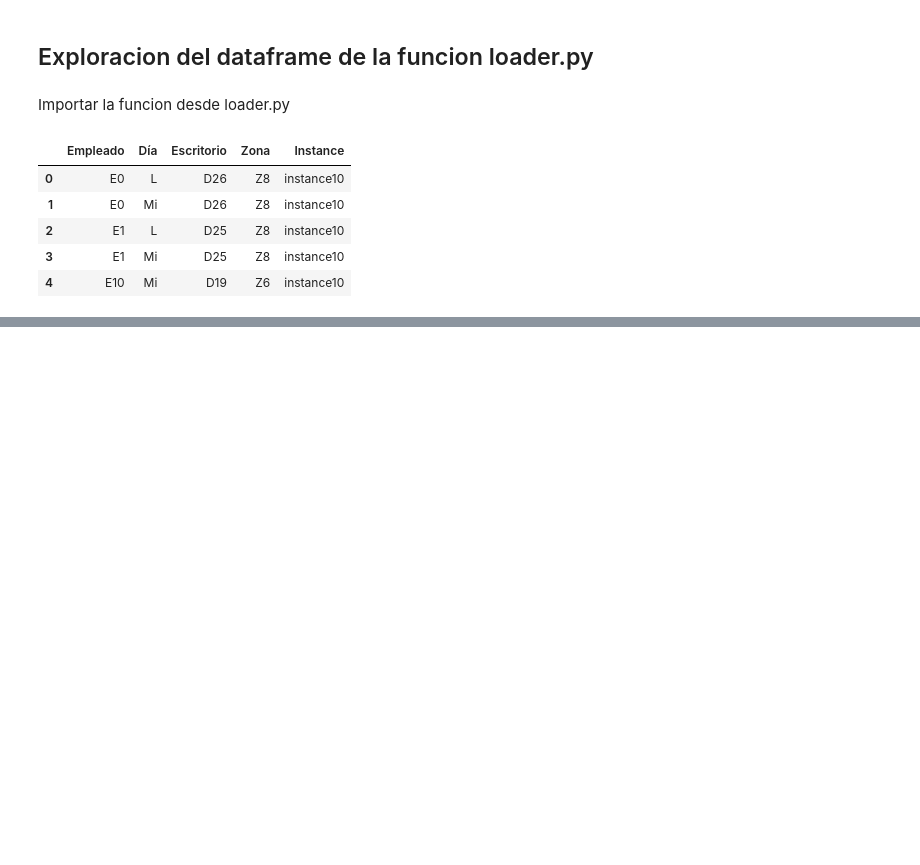
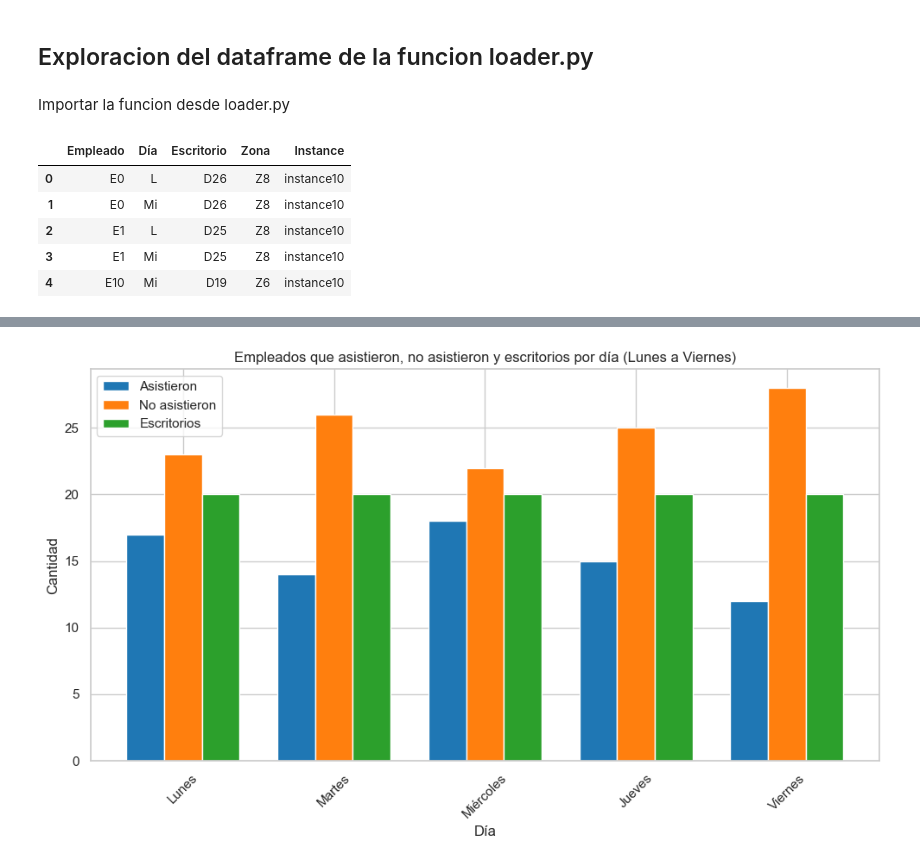
Before and after one commit to Feelipee1/asocio25-resultados, a Jupyter notebook: notebooks/analisis.ipynb, the cells around one changed output, grey strips where cells are left out. Cells and saved outputs as stored; diff of their text form; code cells hidden in the pictures; blank space fills up the shorter version.

```diff
--- a/notebooks/analisis.ipynb
+++ b/notebooks/analisis.ipynb
@@ -120,0 +127,26 @@ Cantidad de registros por Empleado - instance5
+# %%
+# Graficar barras para la instancia3 mostrando solo de lunes a viernes: Asistieron, No asistieron y Escritorios
+fig, ax = plt.subplots(figsize=(10, 6))
+
+dias_lab = dias[:5]  # Solo lunes a viernes
+asistieron_vals = asistieron.loc[dias_lab].values
+no_asistieron_vals = no_asistieron.loc[dias_lab].values
+escritorios_vals = [resumen.loc['instance3', 'Escritorios']] * len(dias_lab)
+
+bar_width = 0.25
+x = range(len(dias_lab))
+
+bar1 = ax.bar(x, asistieron_vals, width=bar_width, label='Asistieron', color='tab:blue')
+bar2 = ax.bar([i + bar_width for i in x], no_asistieron_vals, width=bar_width, label='No asistieron', color='tab:orange')
+bar3 = ax.bar([i + 2 * bar_width for i in x], escritorios_vals, width=bar_width, label='Escritorios', color='tab:green')
+
+ax.set_xlabel('Día')
+ax.set_ylabel('Cantidad')
+ax.set_title('Empleados que asistieron, no asistieron y escritorios por día (Lunes a Viernes)')
+ax.set_xticks([i + bar_width for i in x])
+ax.set_xticklabels(dias_lab, rotation=45)
+ax.legend()
+plt.tight_layout()
+plt.show()
+# %% [output]
+[figure, added]
```
Also changed, not shown: parts of 12 cells of this notebook, 8 other files.
